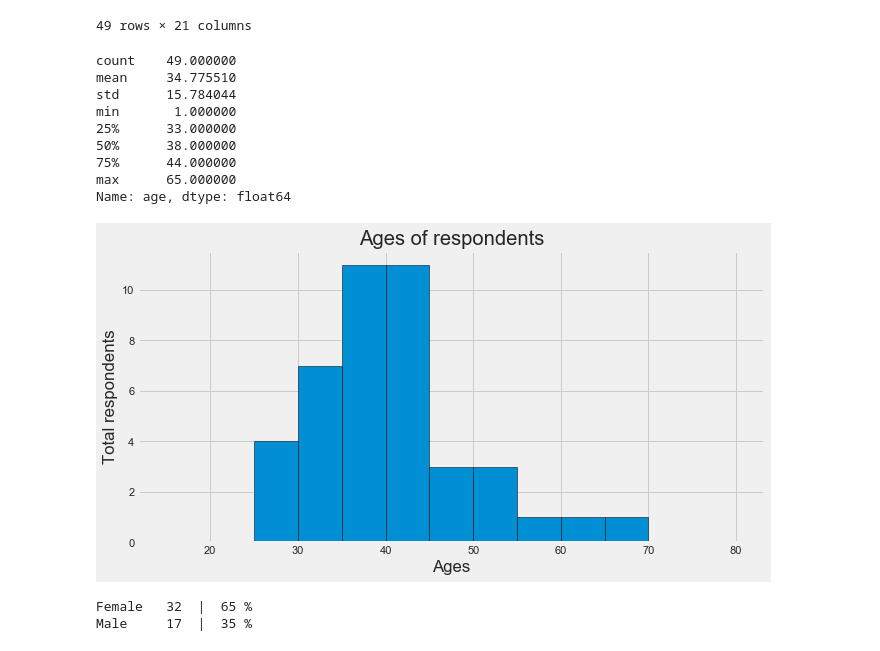
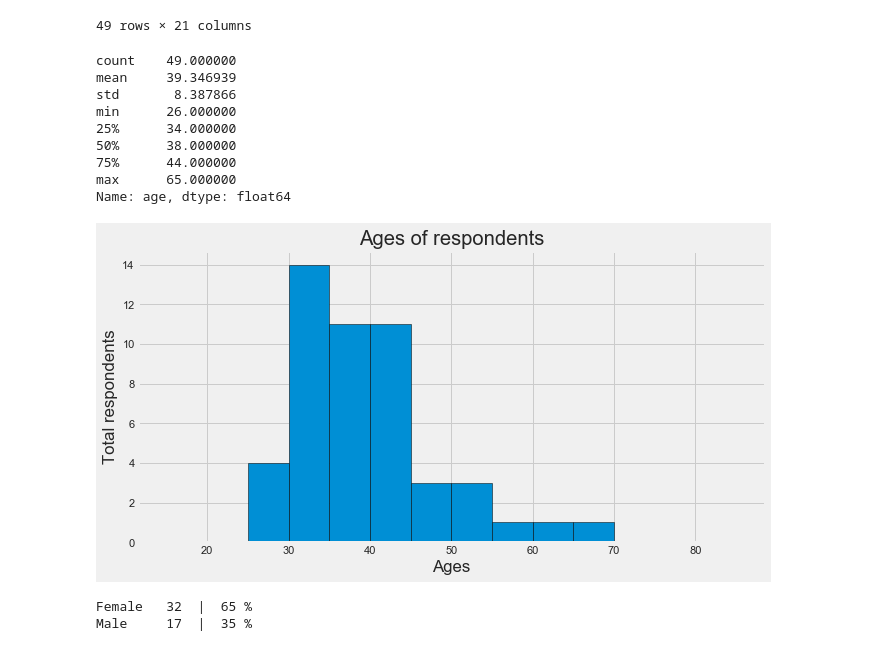
Before and after one commit to merykud/Diaspora_of_BiH, a Jupyter notebook: Dijaspora.ipynb, the cells around one changed output. Saved outputs shown, nothing was run; the diff lists cells and outputs as text; code cells hidden in the pictures.

```diff
--- a/Dijaspora.ipynb
+++ b/Dijaspora.ipynb
@@ -102,24 +102,28 @@ df.head(50)
 # %%
 plt.title('Ages of respondents')
 plt.xlabel('Ages')
 plt.ylabel('Total respondents')
 
-#disregarding everything below 15
-bins=[15,20,25,30,35,40,45,50,55,60,65,70,75,80]
+#droping wrong inputs and replacing them with mean
+meanAge = df.age.mean()
+df.loc[df['age'] < 15, 'age'] = meanAge
+df.age = df['age'].astype(int)
+
+bins=[15,20,25,30,35,40,45,50,55,60,65,70,75,80,85]
 
 plt.hist(df['age'], bins=bins, edgecolor='black')
 df['age'].describe()
 # %% [output]
 count    49.000000
-mean     34.775510
-std      15.784044
-min       1.000000
-25%      33.000000
+mean     39.346939
+std       8.387866
+min      26.000000
+25%      34.000000
 50%      38.000000
 75%      44.000000
 max      65.000000
 Name: age, dtype: float64
-[figure, old version]
+[figure, new version]
 # %%
 plt.title('Gender of respondents')
 plt.xlabel('Male - Female')
```
Also changed, not shown: parts of 15 cells of this notebook.
